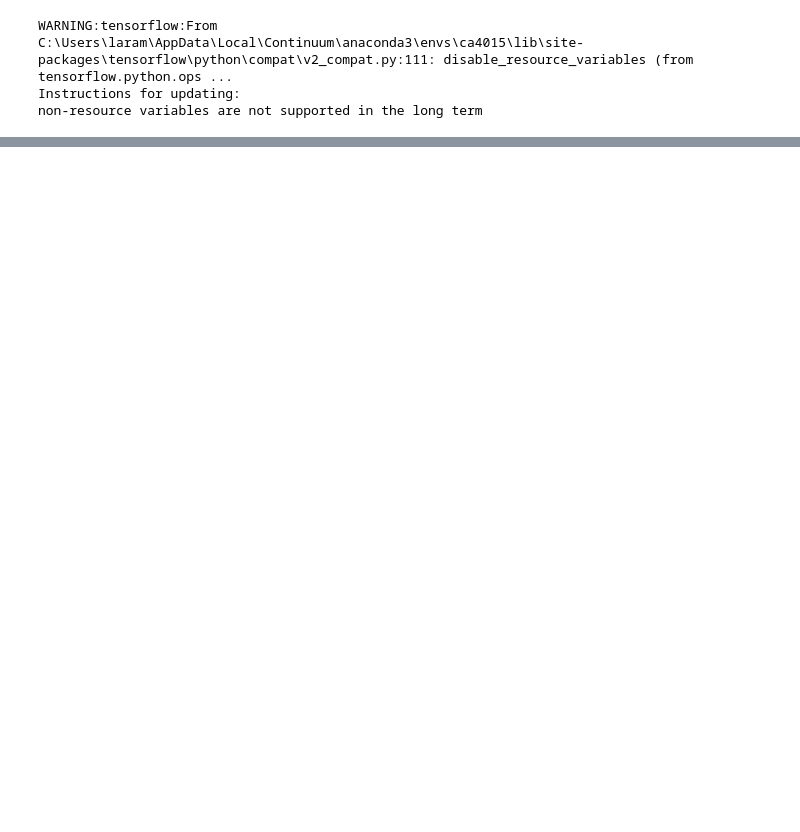
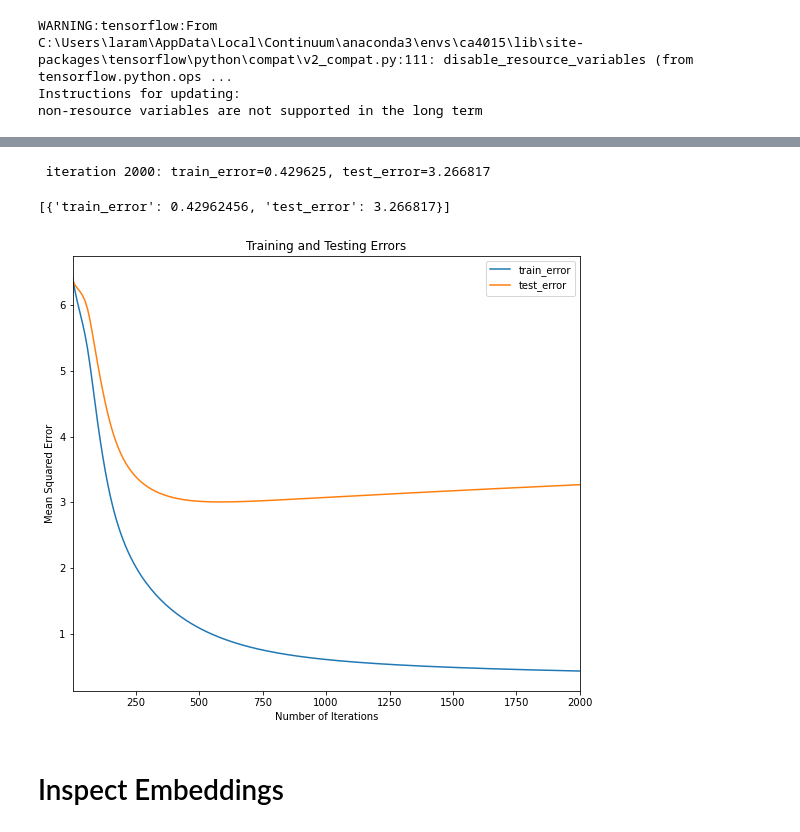
Before and after one commit to laramurphyyx/CA4015-Recommender-System, a Jupyter notebook: jupyter-book/Colab part 2.ipynb, the cells around one changed output, grey strips where cells are left out. Drawn from its saved outputs; the diff is of its cells as text; code cells hidden in the pictures; blank space fills up the shorter version.

```diff
--- a/jupyter-book/Colab part 2.ipynb
+++ b/jupyter-book/Colab part 2.ipynb
@@ -196,0 +219,9 @@ model.train(num_iterations=1000, learning_rate=10.)
+# %%
+model = build_model(user_artists, embedding_dim=10, init_stddev=0.5)
+model.train(num_iterations=2000, learning_rate=10)
+# %% [output]
+ iteration 2000: train_error=0.429625, test_error=3.266817
+[{'train_error': 0.42962456, 'test_error': 3.266817}]
+[figure, added]
+# %% [markdown]
+# Inspect Embeddings
```
Also changed, not shown: parts of 13 cells of this notebook.
